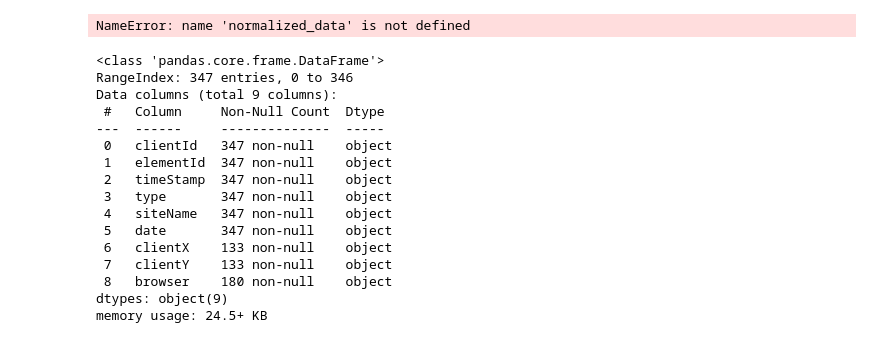
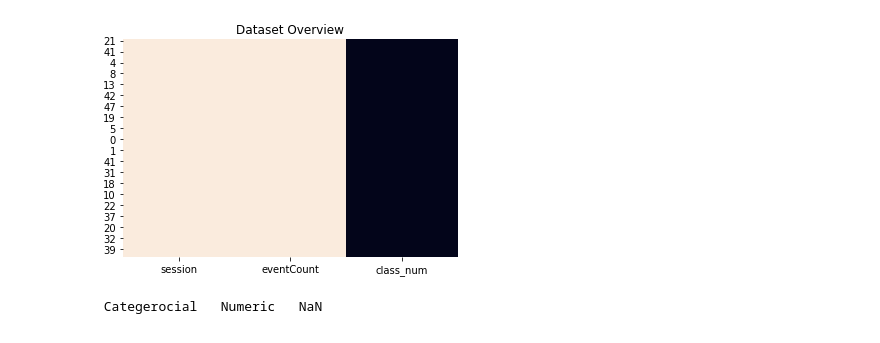
Before and after one commit to IngaGlotzbach/Master-AI, a Jupyter notebook: Model/DataAndModel.ipynb, the cells around one changed output. Drawn from its saved outputs; the diff is of its cells as text; code cells hidden in the pictures.

```diff
--- a/Model/DataAndModel.ipynb
+++ b/Model/DataAndModel.ipynb
@@ -133,11 +177,11 @@ pd.set_option("display.max_rows", None, "display.max_columns", None)
 # %%
 #create new Dataframe
 new_df_einfach = pd.DataFrame(df_replaced_session_einfach['session'].value_counts().reset_index().values, columns=["session", "eventCount"])
-class_num_einfach = '0'
+class_num_einfach = 0
 df_final_einfach = new_df_einfach.assign(class_num=class_num_einfach)
-print(df_final_einfach)
 
 new_df_schwer = pd.DataFrame(df_replaced_session_schwer['session'].value_counts().reset_index().values, columns=["session", "eventCount"])
-class_num_schwer = '1'
+class_num_schwer = 1
 df_final_schwer = new_df_schwer.assign(class_num=class_num_schwer)
-print(df_final_schwer)
+
+df_final_together = pd.concat([df_final_einfach, df_final_schwer])
@@ -179,23 +188,33 @@ print(df_final_schwer)
-# %%
-normalized_data.duplicated().sum
-# %% [output]
-NameError: name 'normalized_data' is not defined
-# %%
-normalized_data.info()
-# %% [output]
-<class 'pandas.core.frame.DataFrame'>
-RangeIndex: 347 entries, 0 to 346
-Data columns (total 9 columns):
- #   Column     Non-Null Count  Dtype
----  ------     --------------  -----
- 0   clientId   347 non-null    object
- 1   elementId  347 non-null    object
- 2   timeStamp  347 non-null    object
- 3   type       347 non-null    object
- 4   siteName   347 non-null    object
- 5   date       347 non-null    object
- 6   clientX    133 non-null    object
- 7   clientY    133 non-null    object
- 8   browser    180 non-null    object
-dtypes: object(9)
-memory usage: 24.5+ KB
+# %%
+from sklearn.utils import shuffle
+
+result = shuffle(df_final_together)
+# %%
+'''
+Recognize whether a column is numerical or categorical.
+:parameter
+    :param dtf: dataframe - input data
+    :param col: str - name of the column to analyze
+    :param max_cat: num - max number of unique values to recognize a column as categorical
+:return
+    "cat" if the column is categorical or "num" otherwise
+'''
+def utils_recognize_type(dtf, col, max_cat=20):
+    if (result[col].dtype == "TestEinfach") | (dtf[col].nunique() < max_cat):
+        return "cat"
+    else:
+        return "num"
+# %%
+dic_cols = {col:utils_recognize_type(result, col, max_cat=20) for col in result.columns}
+heatmap = result.isnull()
+for k,v in dic_cols.items():
+ if v == "num":
+   heatmap[k] = heatmap[k].apply(lambda x: 0.5 if x is False else 1)
+ else:
+   heatmap[k] = heatmap[k].apply(lambda x: 0 if x is False else 1)
+sns.heatmap(heatmap, cbar=False).set_title('Dataset Overview')
+plt.show()
+print("\033[1;37;40m Categerocial ", "\033[1;30;41m Numeric ", "\033[1;30;47m NaN ")
+# %% [output]
+[figure, added]
+ Categerocial   Numeric   NaN
```
Also changed, not shown: parts of 21 cells of this notebook, 4 other files.
